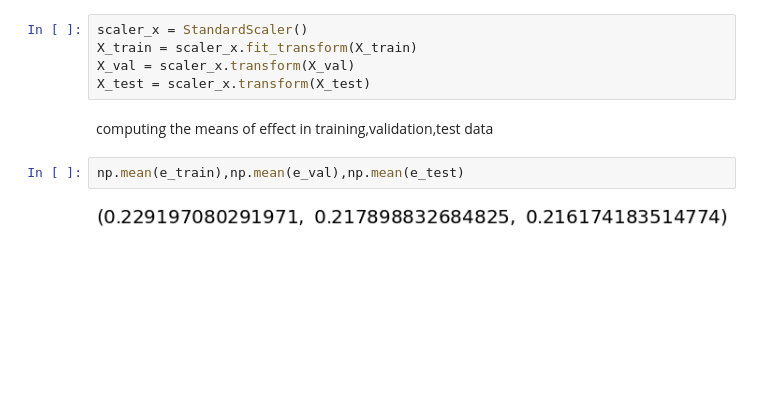
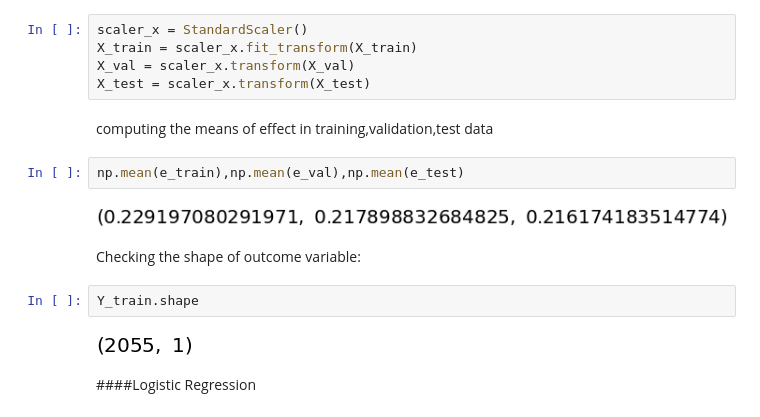
Before and after one commit to srigouri/CE888-CausalInference-Assignment2, a Jupyter notebook: Jobs_Causal.ipynb, the cells around one changed output. Saved outputs shown, nothing was run; the diff lists cells and outputs as text; blank space fills up the shorter version.

```diff
--- a/Jobs_Causal.ipynb
+++ b/Jobs_Causal.ipynb
@@ -137,3 +138,11 @@ computing the means of effect in training,validation,test data
 np.mean(e_train),np.mean(e_val),np.mean(e_test)
 # %% [output]
 [figure]
+# %% [markdown]
+Checking the shape of outcome variable:
+# %%
+Y_train.shape
+# %% [output]
+[figure, added]
+# %% [markdown]
+####Logistic Regression
```
Also changed, not shown: parts of 21 cells of this notebook.
